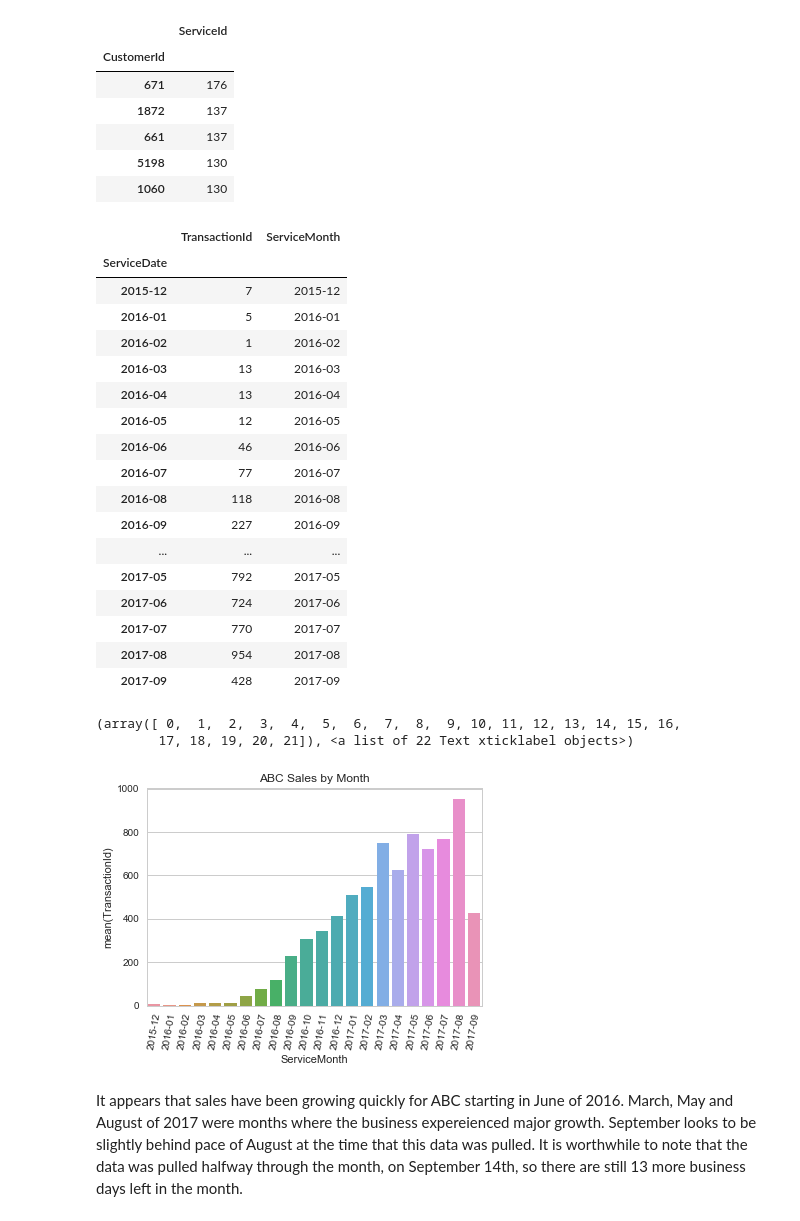
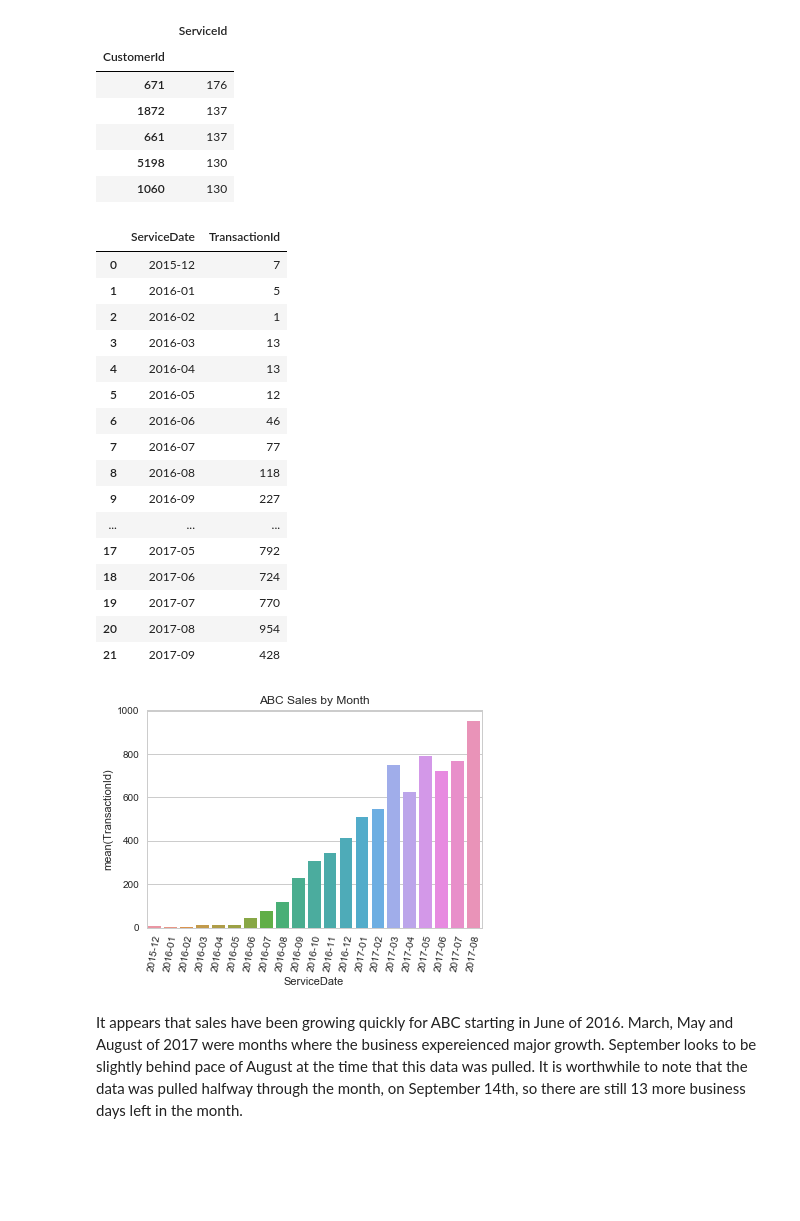
Before and after one commit to seanl88/thinful, a Jupyter notebook: Capstone - Thinkful.ipynb, the cells around one changed output. Drawn from its saved outputs; the diff is of its cells as text; code cells hidden in the pictures; blank space fills up the shorter version.

```diff
--- a/Capstone - Thinkful.ipynb
+++ b/Capstone - Thinkful.ipynb
@@ -62,37 +62,35 @@ customer.sort_values(['ServiceId'], ascending=[0]).head(5)
 df['ServiceDate'] = pd.to_datetime(df['ServiceDate'])
 g = df.ServiceDate.dt.to_period("M")
 g2 = df.groupby(g)
-months = g2.count()[['TransactionId']]
-months['ServiceMonth'] = months.index
+months = g2.count()[['TransactionId']].reset_index()
+#months['ServiceMonth'] = months.index
 months
 # %% [output]
-|  | TransactionId | ServiceMonth |
-| ServiceDate |  |  |
-| 2015-12 | 7 | 2015-12 |
-| 2016-01 | 5 | 2016-01 |
-| 2016-02 | 1 | 2016-02 |
-| 2016-03 | 13 | 2016-03 |
-| 2016-04 | 13 | 2016-04 |
-| 2016-05 | 12 | 2016-05 |
-| 2016-06 | 46 | 2016-06 |
-| 2016-07 | 77 | 2016-07 |
-| 2016-08 | 118 | 2016-08 |
-| 2016-09 | 227 | 2016-09 |
+|  | ServiceDate | TransactionId |
+| 0 | 2015-12 | 7 |
+| 1 | 2016-01 | 5 |
+| 2 | 2016-02 | 1 |
+| 3 | 2016-03 | 13 |
+| 4 | 2016-04 | 13 |
+| 5 | 2016-05 | 12 |
+| 6 | 2016-06 | 46 |
+| 7 | 2016-07 | 77 |
+| 8 | 2016-08 | 118 |
+| 9 | 2016-09 | 227 |
 | ... | ... | ... |
-| 2017-05 | 792 | 2017-05 |
-| 2017-06 | 724 | 2017-06 |
-| 2017-07 | 770 | 2017-07 |
-| 2017-08 | 954 | 2017-08 |
-| 2017-09 | 428 | 2017-09 |
+| 17 | 2017-05 | 792 |
+| 18 | 2017-06 | 724 |
+| 19 | 2017-07 | 770 |
+| 20 | 2017-08 | 954 |
+| 21 | 2017-09 | 428 |
 # %%
 sns.set_style("whitegrid")
-sns.barplot(data = months, x = 'ServiceMonth', y = 'TransactionId')
+sns.barplot(data = months[0:21], x = 'ServiceDate', y = 'TransactionId')
 plt.title('ABC Sales by Month')
 plt.xticks(rotation=80)
+plt.show()
 # %% [output]
-(array([ 0,  1,  2,  3,  4,  5,  6,  7,  8,  9, 10, 11, 12, 13, 14, 15, 16,
-        17, 18, 19, 20, 21]), <a list of 22 Text xticklabel objects>)
-[figure, old version]
+[figure, new version]
 # %% [markdown]
 It appears that sales have been growing quickly for ABC starting in June of 2016. March, May and August of 2017
 were months where the business expereienced major growth. September looks to be slightly behind pace of August at the
```
Also changed, not shown: parts of 3 cells of this notebook.
